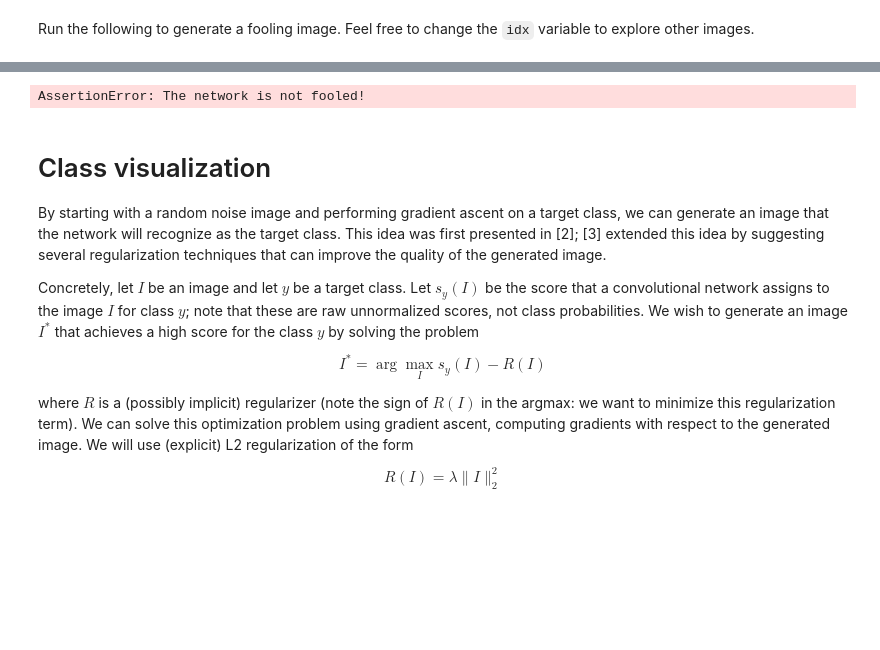
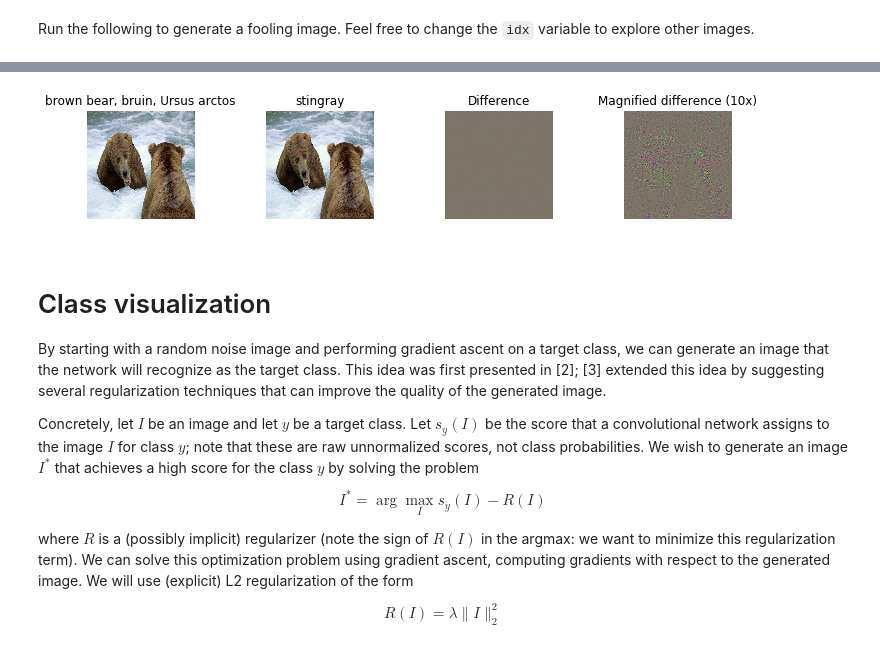
Before and after one commit to jangmino/cs231n, a Jupyter notebook: assignment3/NetworkVisualization-TensorFlow.ipynb, the cells around one changed output, grey strips where cells are left out. Saved outputs shown, nothing was run; the diff lists cells and outputs as text; code cells hidden in the pictures; blank space fills up the shorter version.

```diff
--- a/assignment3/NetworkVisualization-TensorFlow.ipynb
+++ b/assignment3/NetworkVisualization-TensorFlow.ipynb
@@ -216,18 +220,33 @@ def make_fooling_image(X, target_y, model):
     dx = tf.gradients(model.loss, model.image)
     iter = 0
 
-    print('labels', target_y)
-    with tf.Session() as sess:
-        sess.run(tf.global_variables_initializer())
-        while True:
-            dx_,c_,loss_= sess.run([dx, model.classifier, model.loss], feed_dict={model.image:X_fooling, model.labels:[target_y]})
-            print("iteration %d, predicted_class=%d, loss=%f" % (iter, c_[0].argmax(), loss_))
-            dx_ = learning_rate * dx_[0] / np.sqrt(np.sum(dx_[0]**2))
-            X_fooling -= dx_
-            if c_[0].argmax() == target_y or iter == 100:
-                break
-            iter += 1
-            print("iteration %d, predicted_class=%d, loss=%f" % (iter, c_[0].argmax(), loss_))
+    fooling = tf.Variable(X_fooling)
+
+    sess.run(tf.variables_initializer([fooling]))
+    target =  tf.gather_nd(model.classifier, tf.stack((tf.range(X.shape[0]), [target_y]), axis=1))
+    g = tf.gradients(target, model.image)[0]
+    dX = learning_rate * g / tf.norm(g) ** 2
+    fooling = tf.assign_add(fooling, dX)
+
+    while True:
+        X_fooling = sess.run(fooling, {model.image: X_fooling, model.labels:[target_y]})
+        scores = sess.run(model.classifier, {model.image: X_fooling})
+        if target_y == scores[0].argmax():
+            break
+
+    #print('labels', target_y)
+    #with tf.Session() as sess:
+    #    sess.run(tf.global_variables_initializer())
+    #    while True:
+    #        dx_,c_,loss_= sess.run([dx, model.classifier, model.loss], feed_dict={model.image:X_fooling, model.labels:[target_y]})
+    #        print("[%d] iteration %d, target=%d/predicted=%d, c_tar=%f/c_pred=%f, loss=%f" % (len(dx_), iter, target_y, c_[0].argmax(), c_[0][target_y], c_[0].max(), loss_))
+    #        dx_ = learning_rate * dx_[0] / np.sqrt(np.sum(dx_[0]**2))
+    #        #print('dx', dx_)
+    #        X_fooling -= dx_
+    #        #X_fooling -= learning_rate*dx_[0]
+    #        if c_[0].argmax() == target_y or iter == 100:
+    #            break
+    #        iter += 1
 
     ##############################################################################
     #                             END OF YOUR CODE                               #
@@ -236,10 +255,10 @@ def make_fooling_image(X, target_y, model):
 # %% [markdown]
 Run the following to generate a fooling image. Feel free to change the `idx` variable to explore other images.
 # %%
-idx = 0
+idx = 4
 Xi = X[idx][None]
 target_y = 6
-print('oj', Xi.shape)
+#print('oj', Xi.shape)
 X_fooling = make_fooling_image(Xi, target_y, model)
 
 # Make sure that X_fooling is classified as y_target
@@ -288,4 +290,4 @@ iteration 100, predicted_class=473, loss=6.918102
-AssertionError: The network is not fooled!
+[figure, added]
 # %% [markdown]
 # Class visualization
 By starting with a random noise image and performing gradient ascent on a target class, we can generate an image that the network will recognize as the target class. This idea was first presented in [2]; [3] extended this idea by suggesting several regularization techniques that can improve the quality of the generated image.
```
Also changed, not shown: parts of 4 cells of this notebook.
